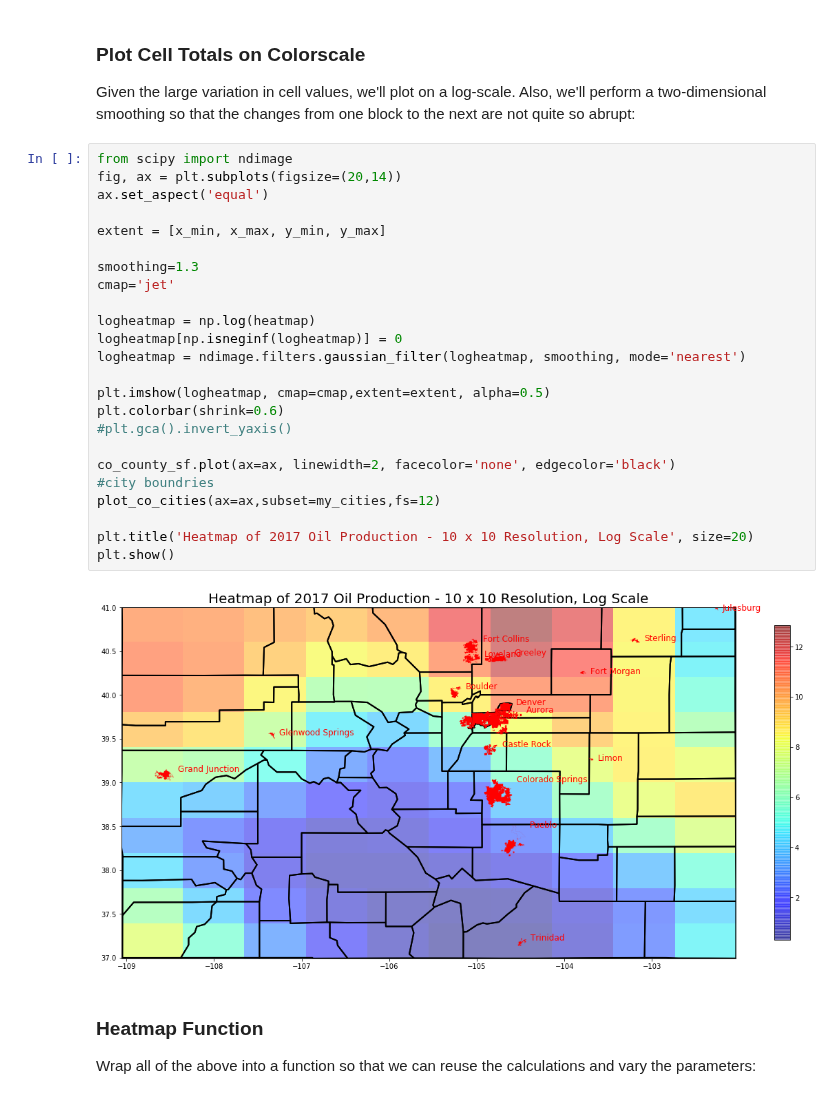
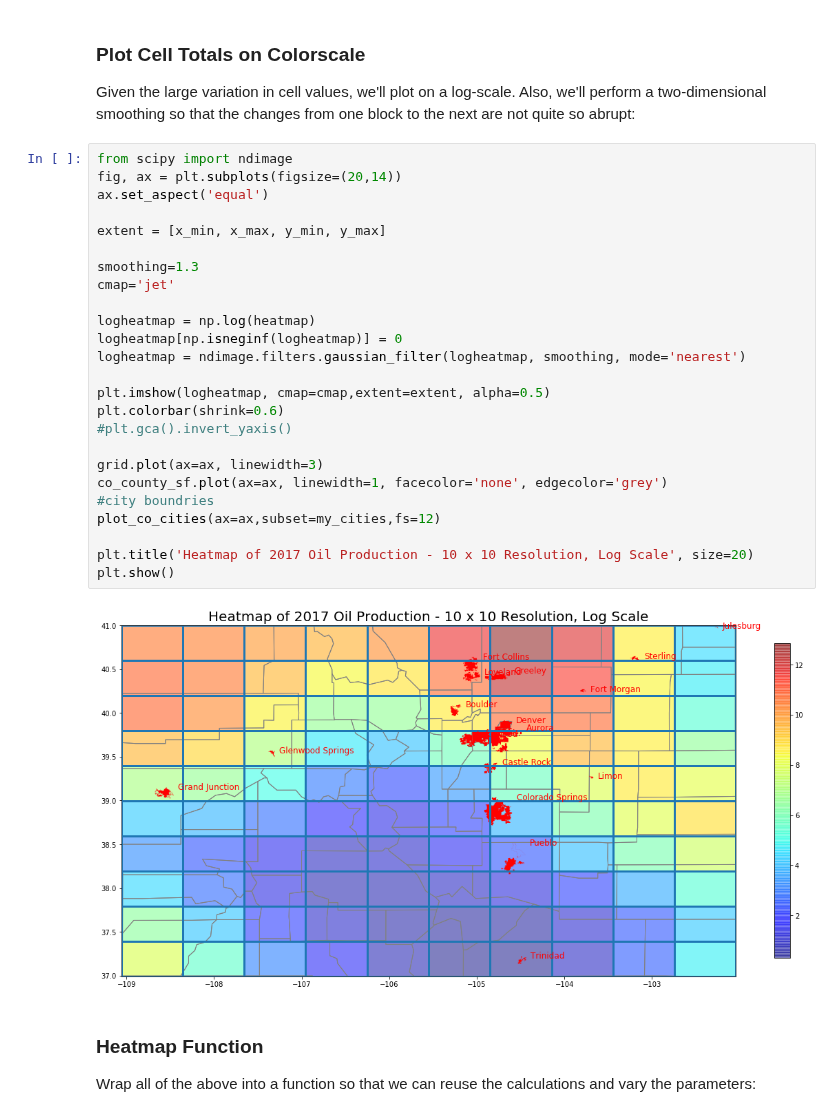
Before and after one commit to focods/geospatial, a Jupyter notebook: OilAndGasMap.ipynb, the cells around one changed output. Cells and saved outputs as stored; diff of their text form.

```diff
--- a/OilAndGasMap.ipynb
+++ b/OilAndGasMap.ipynb
@@ -520,29 +520,30 @@ Given the large variation in cell values, we'll plot on a log-scale.  Also, we'l
 # %%
 from scipy import ndimage
 fig, ax = plt.subplots(figsize=(20,14))
 ax.set_aspect('equal')
 
 extent = [x_min, x_max, y_min, y_max]
 
 smoothing=1.3
 cmap='jet'
 
 logheatmap = np.log(heatmap)
 logheatmap[np.isneginf(logheatmap)] = 0
 logheatmap = ndimage.filters.gaussian_filter(logheatmap, smoothing, mode='nearest')
 
 plt.imshow(logheatmap, cmap=cmap,extent=extent, alpha=0.5)
 plt.colorbar(shrink=0.6)
 #plt.gca().invert_yaxis()
 
-co_county_sf.plot(ax=ax, linewidth=2, facecolor='none', edgecolor='black')
+grid.plot(ax=ax, linewidth=3)
+co_county_sf.plot(ax=ax, linewidth=1, facecolor='none', edgecolor='grey')
 #city boundries
 plot_co_cities(ax=ax,subset=my_cities,fs=12)
 
 plt.title('Heatmap of 2017 Oil Production - 10 x 10 Resolution, Log Scale', size=20)
 plt.show()
 # %% [output]
-[figure, old version]
+[figure, new version]
 # %% [markdown]
 ### Heatmap Function
 
```
Also changed, not shown: parts of 1 cell of this notebook, 1 other file.
